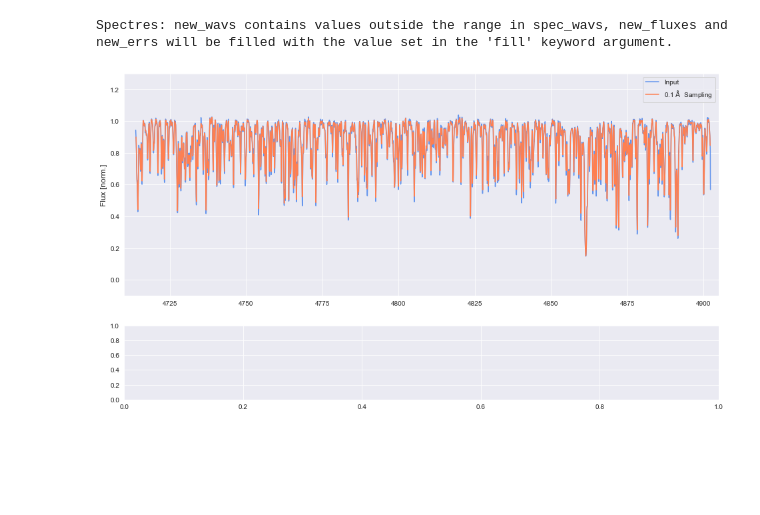
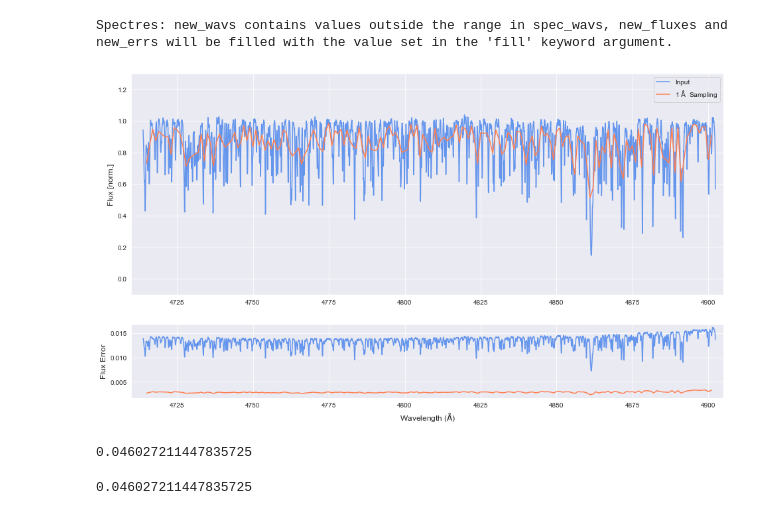
Before and after one commit to PravNJ/galah-file-read-test, a Jupyter notebook: gala-test-read-praveen.ipynb, the cells around one changed output. Drawn from its saved outputs; the diff is of its cells as text; code cells hidden in the pictures; blank space fills up the shorter version.

Commit message:
added second set of test spectra to test sampling rate

```diff
--- a/gala-test-read-praveen.ipynb
+++ b/gala-test-read-praveen.ipynb
@@ -137,9 +137,9 @@ sns.set_style('darkgrid')
 from spectres import spectres
 from matplotlib import gridspec
 # %%
-GRID_SIZE = 0.1
+GRID_SIZE = 1
 LOWER_LAMBDA = 4710
-UPPER_LAMBDA = 4905
+UPPER_LAMBDA = 4905 #check sampling rate of each camera
 # %%
 # specify the grid of wavelengths onto which you wish to sample
 # testing CCD1 _1 (see Sven's functions above)
@@ -148,34 +148,42 @@ regrid = np.arange(LOWER_LAMBDA, UPPER_LAMBDA, GRID_SIZE)
 # %%
 # call the spectres function to resample the input spectrum or spectra to the new wavelength grid
 
-spec_resample, spec_errs_resample = spectres(regrid,  spectrum['wave_norm_1'], spectrum['sob_norm_1'], spec_errs=spectrum['sob_norm_1'] - spectrum['uob_norm_1'])
+spec_resample, spec_errs_resample = spectres(regrid,  spectrum['wave_norm_1'], spectrum['sob_norm_1'], spec_errs= spectrum['uob_norm_1'])
 # %% [output]
 Spectres: new_wavs contains values outside the range in spec_wavs, new_fluxes and new_errs will be filled with the value set in the 'fill' keyword argument.
 # %%
 f, (ax1, ax2) = plt.subplots(2, figsize=(16,9))
 gs = gridspec.GridSpec(2, 1, height_ratios=[3,1])
 
 ax1 = plt.subplot(gs[0])
 ax2 = plt.subplot(gs[1])
 
 ax1.plot(spectrum['wave_norm_1'], spectrum['sob_norm_1'], color="cornflowerblue", lw=1.5, label="Input")
 ax1.plot(regrid, spec_resample, color="coral", lw=1.5, label=str(GRID_SIZE)+" $\mathrm{\AA}\ $ Sampling")
 
 
-#ax2.plot(spectrum[:,0], spectrum[:,2]*10**19, color="cornflowerblue", lw=1.5)
-#ax2.plot(regrid, spec_errs_resample*10**19, color="coral", lw=1.5)
+ax2.plot(spectrum['wave_norm_1'], spectrum['uob_norm_1'], color="cornflowerblue", lw=1.5)
+ax2.plot(regrid, spec_errs_resample, color="coral", lw=1.5)
 
 ax1.set_ylabel("Flux [norm.]", size=12)
-#ax2.set_ylabel("Flux Error", size=18)
+ax2.set_ylabel("Flux Error", size=12)
 
-#ax2.set_xlabel("Wavelength ($\mathrm{\AA}$)", size=18)
+ax2.set_xlabel("Wavelength ($\mathrm{\AA}$)", size=12)
 
 ax1.set_xlim(LOWER_LAMBDA, UPPER_LAMBDA)
 ax1.set_ylim(-0.1,1.3) # turn this into an input
-#ax2.set_xlim(6800, 9000)
+ax2.set_xlim(LOWER_LAMBDA, UPPER_LAMBDA)
 #ax2.set_ylim(0, 0.08)
 ax1.legend()
 
 plt.show()
 # %% [output]
-[figure, old version]
+[figure, new version]
+# %%
+spectrum['wave_norm_1'][1] - spectrum['wave_norm_1'][0]
+# %% [output]
+0.046027211447835725
+# %%
+spectrum['wave_norm_1'][2] - spectrum['wave_norm_1'][1]
+# %% [output]
+0.046027211447835725
```
Also changed, not shown: 4 other files.
